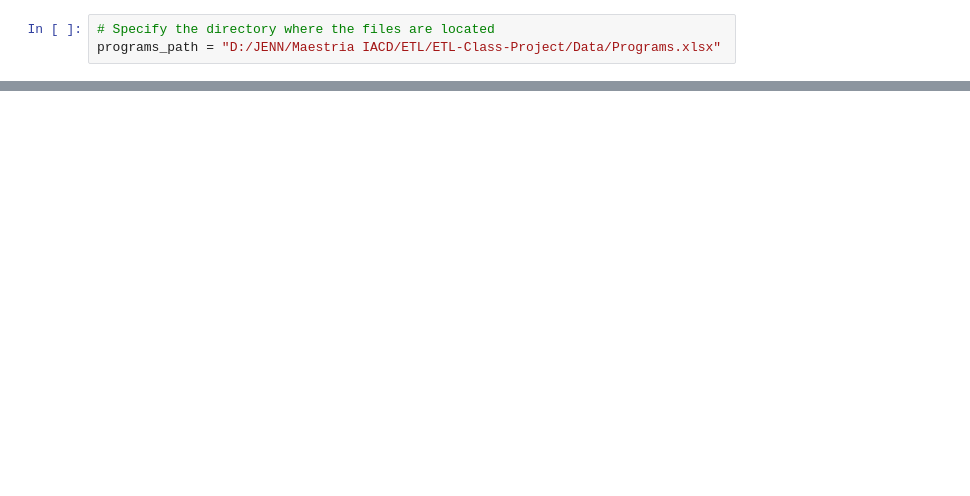
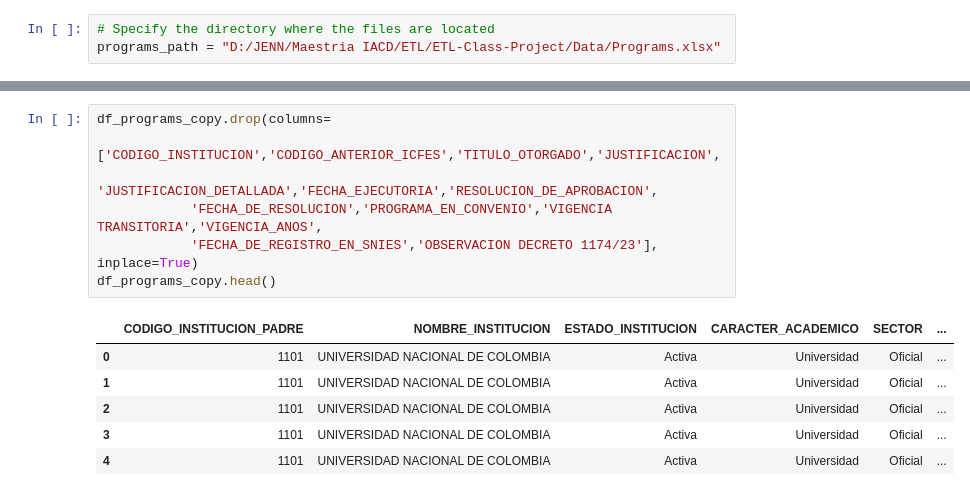
Before and after one commit to jennramos87/Proyecto_ETL, a Jupyter notebook: Porgrams.ipynb, the cells around one changed output, grey strips where cells are left out. Cells and saved outputs as stored; diff of their text form; blank space fills up the shorter version.

```diff
--- a/Porgrams.ipynb
+++ b/Porgrams.ipynb
@@ -27,0 +138,14 @@ df_programs.head()
+# %%
+df_programs_copy.drop(columns=
+            ['CODIGO_INSTITUCION','CODIGO_ANTERIOR_ICFES','TITULO_OTORGADO','JUSTIFICACION',
+            'JUSTIFICACION_DETALLADA','FECHA_EJECUTORIA','RESOLUCION_DE_APROBACION',
+            'FECHA_DE_RESOLUCION','PROGRAMA_EN_CONVENIO','VIGENCIA TRANSITORIA','VIGENCIA_ANOS',
+            'FECHA_DE_REGISTRO_EN_SNIES','OBSERVACION DECRETO 1174/23'], inplace=True)
+df_programs_copy.head()
+# %% [output]
+|  | CODIGO_INSTITUCION_PADRE | NOMBRE_INSTITUCION | ESTADO_INSTITUCION | CARACTER_ACADEMICO | SECTOR | ... |
+| 0 | 1101 | UNIVERSIDAD NACIONAL DE COLOMBIA | Activa | Universidad | Oficial | ... |
+| 1 | 1101 | UNIVERSIDAD NACIONAL DE COLOMBIA | Activa | Universidad | Oficial | ... |
+| 2 | 1101 | UNIVERSIDAD NACIONAL DE COLOMBIA | Activa | Universidad | Oficial | ... |
+| 3 | 1101 | UNIVERSIDAD NACIONAL DE COLOMBIA | Activa | Universidad | Oficial | ... |
+| 4 | 1101 | UNIVERSIDAD NACIONAL DE COLOMBIA | Activa | Universidad | Oficial | ... |
```
Also changed, not shown: parts of 21 cells of this notebook, 2 other files.
